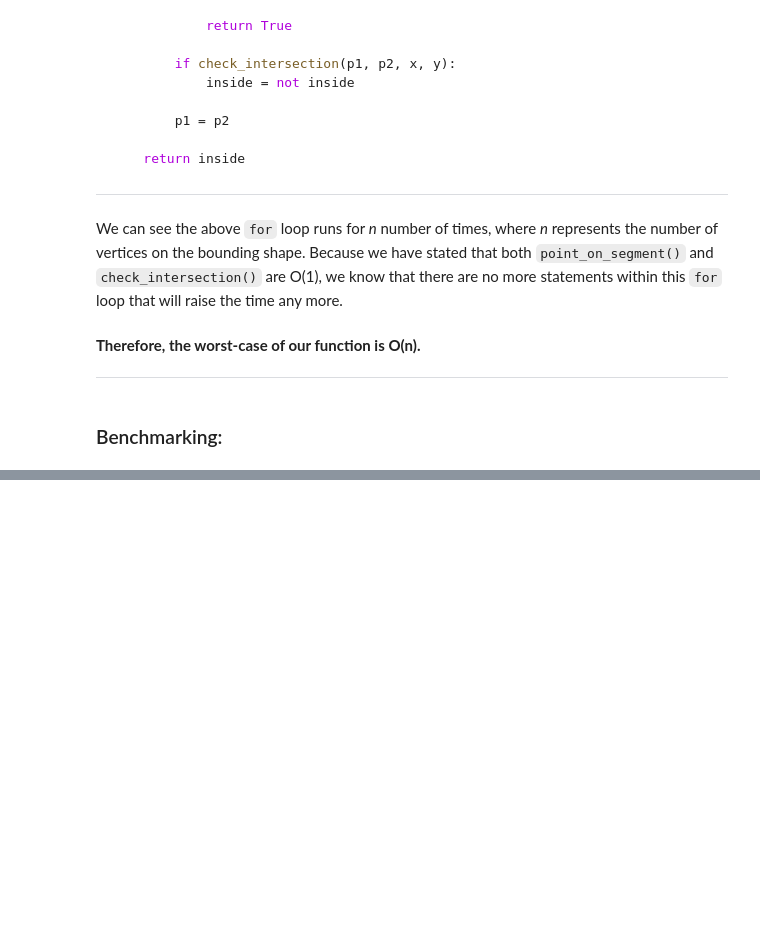
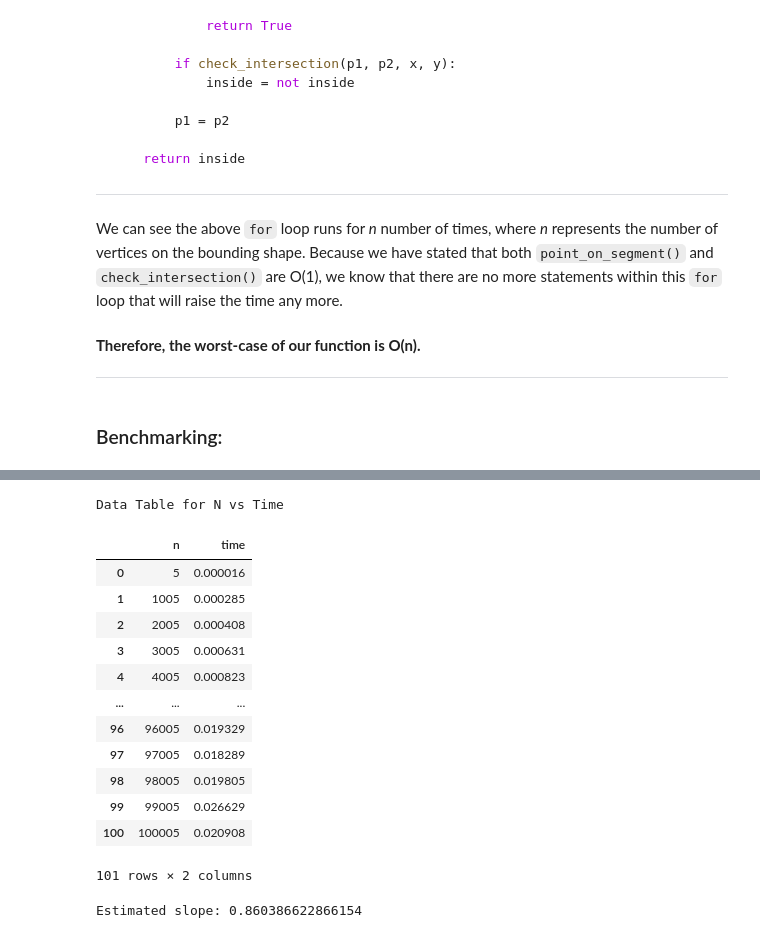
Before and after one commit to ViviVoid/point-inside-shape, a Jupyter notebook: point-inside-shape.ipynb, the cells around one changed output, grey strips where cells are left out. Cells and saved outputs as stored; diff of their text form; code cells hidden in the pictures; blank space fills up the shorter version.

```diff
--- a/point-inside-shape.ipynb
+++ b/point-inside-shape.ipynb
@@ -300,0 +339,25 @@ We can see the above `for` loop runs for *n* number of times, where *n* represen
+# %%
+data = pd.DataFrame({"n": n, "time": times})
+print("Data Table for N vs Time")
+data
+# %% [output]
+Data Table for N vs Time
+|  | n | time |
+| 0 | 5 | 0.000016 |
+| 1 | 1005 | 0.000285 |
+| 2 | 2005 | 0.000408 |
+| 3 | 3005 | 0.000631 |
+| 4 | 4005 | 0.000823 |
+| ... | ... | ... |
+| 96 | 96005 | 0.019329 |
+| 97 | 97005 | 0.018289 |
+| 98 | 98005 | 0.019805 |
+| 99 | 99005 | 0.026629 |
+| 100 | 100005 | 0.020908 |
+101 rows × 2 columns
+# %%
+# Estimate the slope of a linear regression on our benchmarking
+slope, intercept, r_value, p_value, std_err = linregress(np.log(n), np.log(times))
+print(f"Estimated slope: {slope}")
+# %% [output]
+Estimated slope: 0.860386622866154
```
Also changed, not shown: parts of 9 cells of this notebook, 1 other file.
